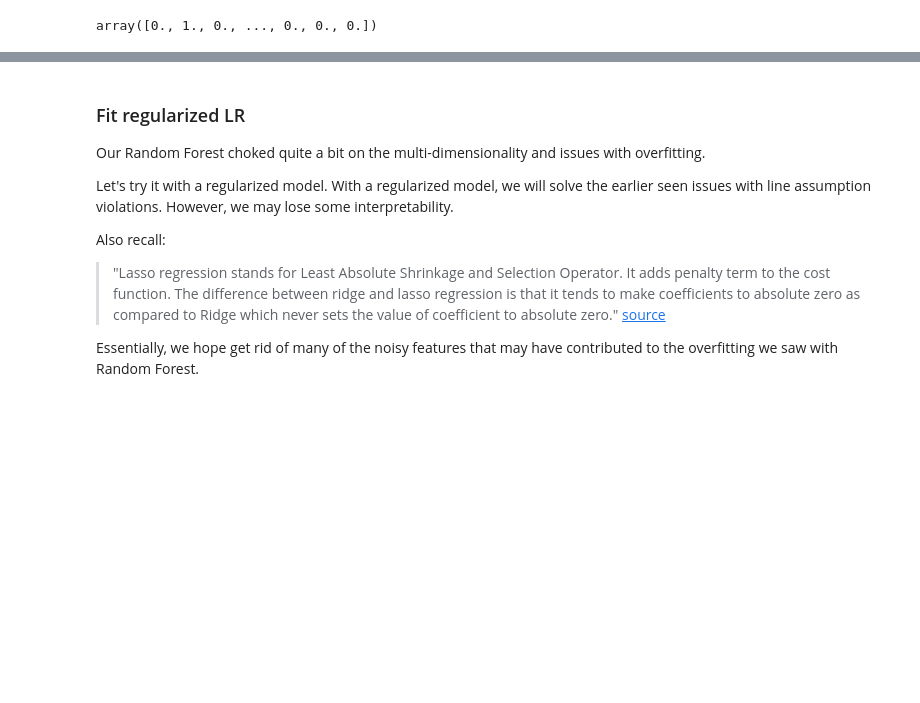
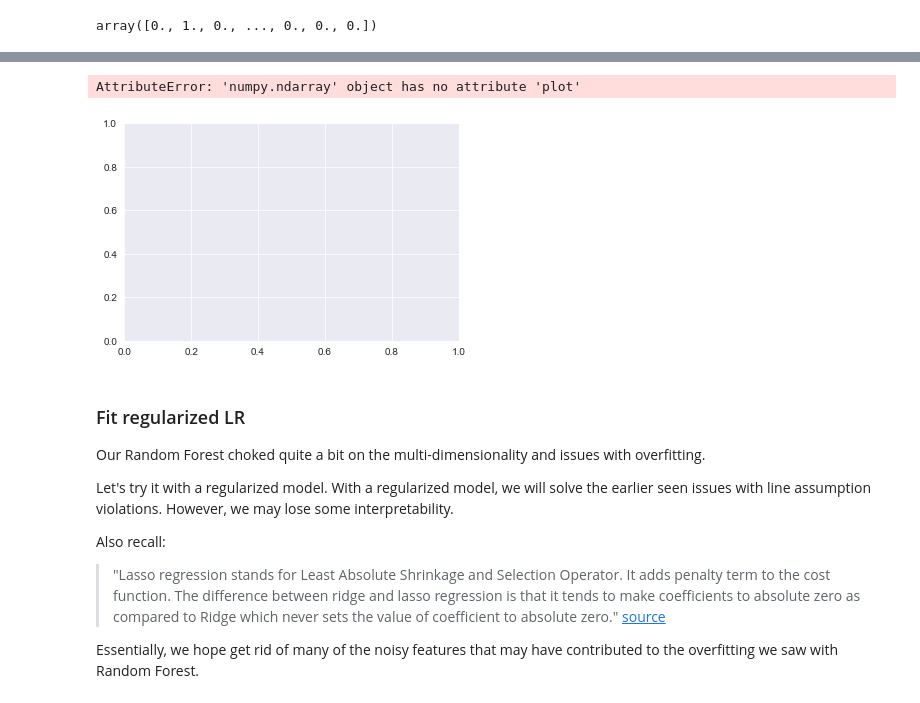
Before and after one commit to cotica/capstone, a Jupyter notebook: code/Amazon-product-catalog-NLP-modeling.ipynb, the cells around one changed output, grey strips where cells are left out. Cells and saved outputs as stored; diff of their text form; code cells hidden in the pictures; blank space fills up the shorter version.

```diff
--- a/code/Amazon-product-catalog-NLP-modeling.ipynb
+++ b/code/Amazon-product-catalog-NLP-modeling.ipynb
@@ -916,15 +955,16 @@ array([0., 1., 0., ..., 0., 0., 0.])
 # %%
-#from https://scikit-learn.org/stable/auto_examples/ensemble/plot_forest_importances.html
-forest_importances = pd.Series(importances, index=feature_list)
-
+#plot
 fig, ax = plt.subplots()
-forest_importances.plot.bar()
+forest_importances[:50].plot.bar()
 ax.set_title("Feature importances")
 ax.set_ylabel("Mean decrease in impurity")
 fig.tight_layout()
 
 
 #to suppress glyph missing warnings: https://www.programmersought.com/article/51155295519/
+# %% [output]
+AttributeError: 'numpy.ndarray' object has no attribute 'plot'
+[figure, added]
 # %% [markdown]
 ### Fit regularized LR
 
```
Also changed, not shown: parts of 7 cells of this notebook.
